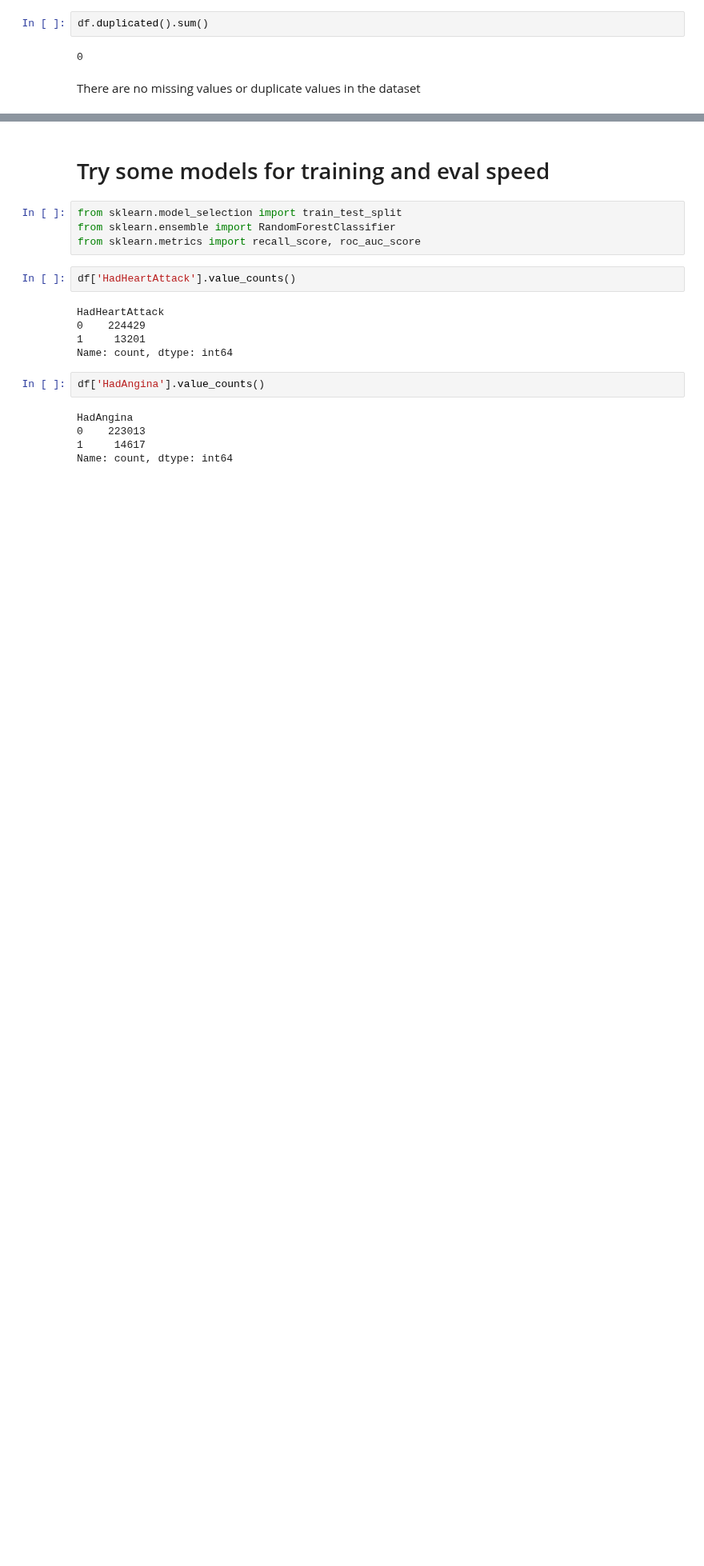
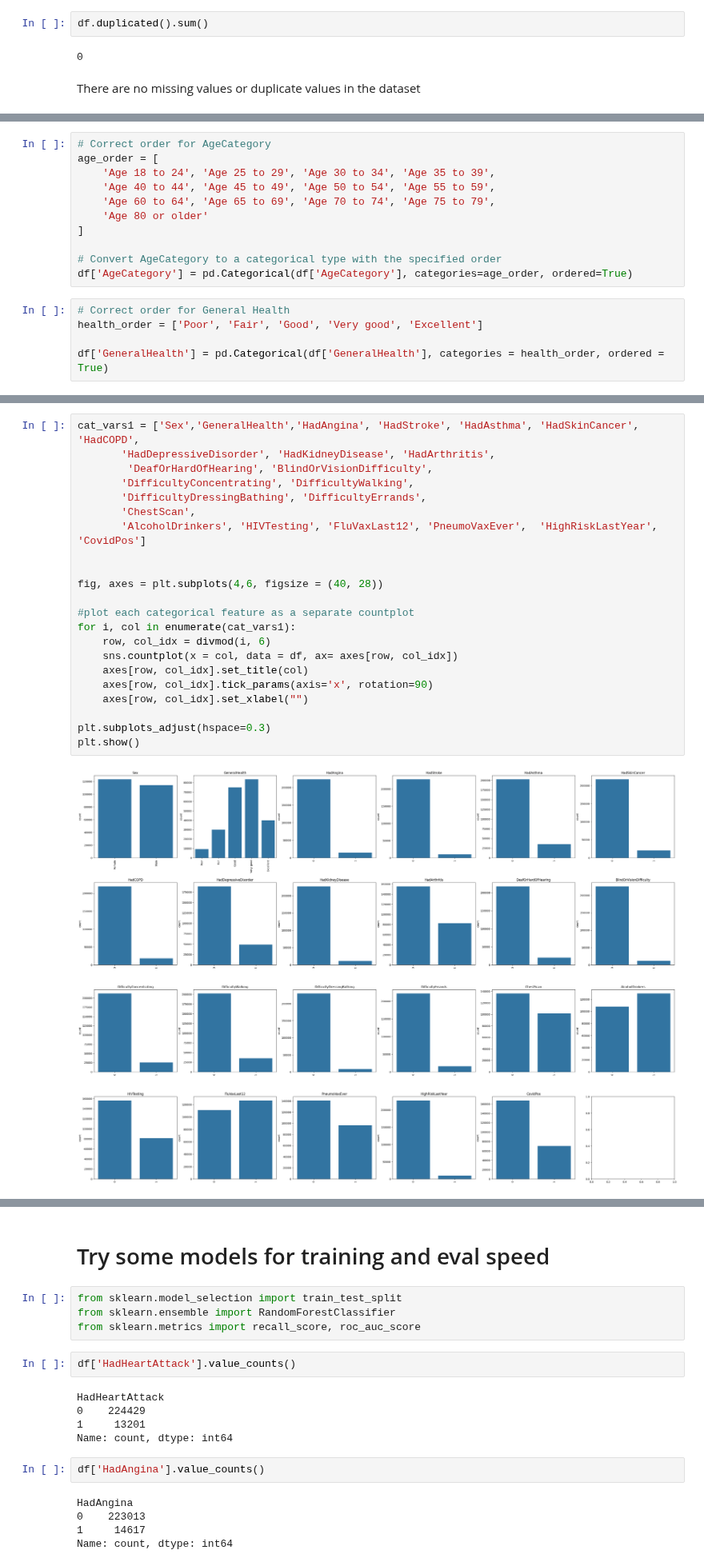
Before and after one commit to balintstewart77/magnimind-assignments, a Jupyter notebook: Capstone project/Heart Disease/notebooks/heart_prediction_balint.ipynb, the cells around one changed output, grey strips where cells are left out. Shown at 80% size. Saved outputs shown, nothing was run; the diff lists cells and outputs as text; blank space fills up the shorter version.

```diff
--- a/Capstone project/Heart Disease/notebooks/heart_prediction_balint.ipynb
+++ b/Capstone project/Heart Disease/notebooks/heart_prediction_balint.ipynb
@@ -154,0 +249,16 @@ Name: count, dtype: int64
+# %%
+# Correct order for AgeCategory
+age_order = [
+    'Age 18 to 24', 'Age 25 to 29', 'Age 30 to 34', 'Age 35 to 39',
+    'Age 40 to 44', 'Age 45 to 49', 'Age 50 to 54', 'Age 55 to 59',
+    'Age 60 to 64', 'Age 65 to 69', 'Age 70 to 74', 'Age 75 to 79',
+    'Age 80 or older'
+]
+
+# Convert AgeCategory to a categorical type with the specified order
+df['AgeCategory'] = pd.Categorical(df['AgeCategory'], categories=age_order, ordered=True)
+# %%
+# Correct order for General Health
+health_order = ['Poor', 'Fair', 'Good', 'Very good', 'Excellent']
+
+df['GeneralHealth'] = pd.Categorical(df['GeneralHealth'], categories = health_order, ordered = True)
@@ -172 +308,25 @@ Age 25 to 29       10746
 Name: count, dtype: int64
+# %%
+cat_vars1 = ['Sex','GeneralHealth','HadAngina', 'HadStroke', 'HadAsthma', 'HadSkinCancer', 'HadCOPD',
+       'HadDepressiveDisorder', 'HadKidneyDisease', 'HadArthritis',
+        'DeafOrHardOfHearing', 'BlindOrVisionDifficulty',
+       'DifficultyConcentrating', 'DifficultyWalking',
+       'DifficultyDressingBathing', 'DifficultyErrands',
+       'ChestScan',
+       'AlcoholDrinkers', 'HIVTesting', 'FluVaxLast12', 'PneumoVaxEver',  'HighRiskLastYear', 'CovidPos']
+
+
+fig, axes = plt.subplots(4,6, figsize = (40, 28))
+
+#plot each categorical feature as a separate countplot
+for i, col in enumerate(cat_vars1):
+    row, col_idx = divmod(i, 6)
+    sns.countplot(x = col, data = df, ax= axes[row, col_idx])
+    axes[row, col_idx].set_title(col)
+    axes[row, col_idx].tick_params(axis='x', rotation=90)
+    axes[row, col_idx].set_xlabel("")
+
+plt.subplots_adjust(hspace=0.3)
+plt.show()
+# %% [output]
+[figure, added]
```
Also changed, not shown: parts of 46 cells of this notebook, 2 other files.
